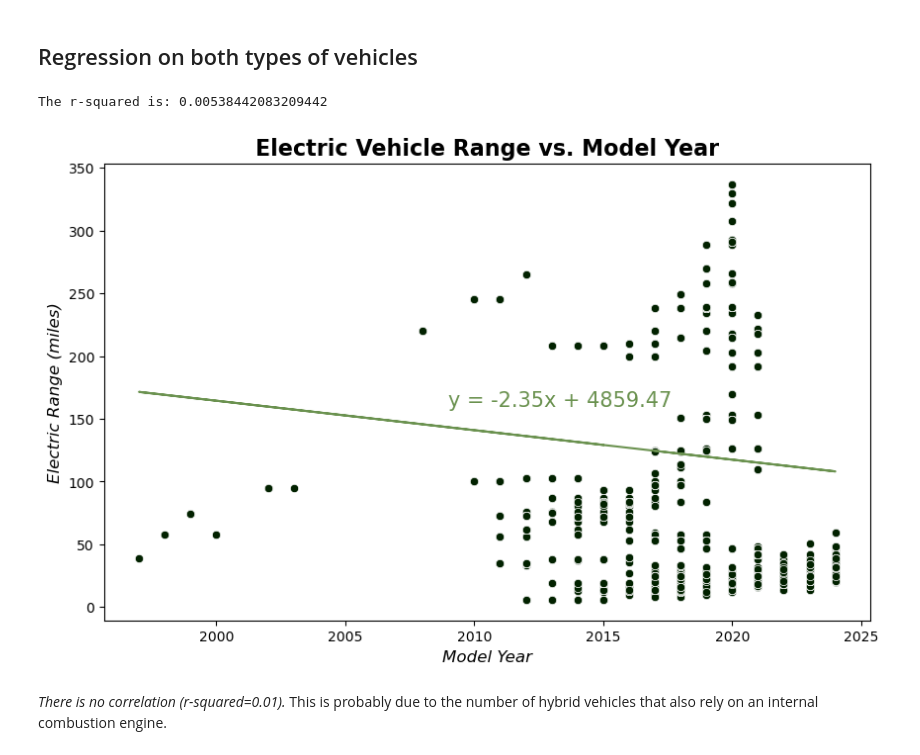
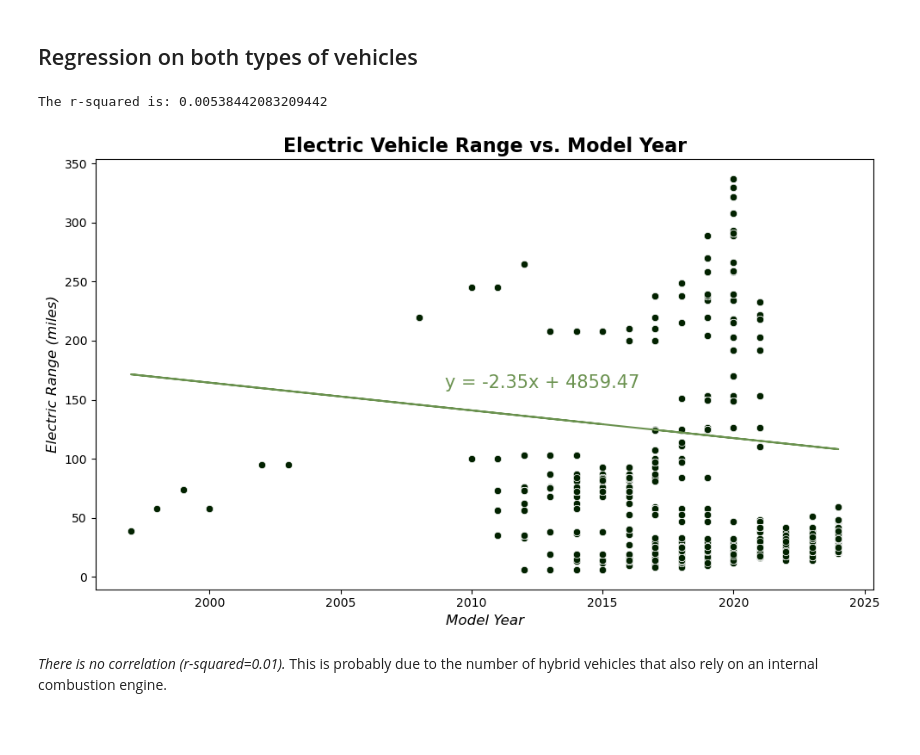
Before and after one commit to wrp94/project-1-group-02, a Jupyter notebook: regressions/linear_regression.ipynb, the cells around one changed output. Drawn from its saved outputs; the diff is of its cells as text; code cells hidden in the pictures; blank space fills up the shorter version.

Commit message:
fix image layout

```diff
--- a/regressions/linear_regression.ipynb
+++ b/regressions/linear_regression.ipynb
@@ -33,34 +33,35 @@ ranges = df["Electric Range"]
 model_year = df["Model Year"]
 
 # perform linear regression
 (slope, intercept, rvalue, pvalue, stderr) = linregress(model_year, ranges)
 line_eq = f"y = {slope:.2f}x + {intercept:.2f}"
 regress_values = slope * model_year + intercept
 
 # set up plot
 plt.figure(figsize=(10, 6))
 
 # plot
 sns.scatterplot(x=model_year, y=ranges, color="#022200")
 plt.plot(model_year, regress_values, color="#6B9250")
 
 # format plot
 plt.title("Electric Vehicle Range vs. Model Year", fontsize=16, fontweight="bold")
 plt.ylabel("Electric Range (miles)", fontsize=12, fontstyle="italic")
 plt.xlabel("Model Year", fontsize=12, fontstyle="italic")
 
 # add regression line equation
 plt.annotate(line_eq, (2009, 160), fontsize=15, color="#6B9250")
 
 # print r-squared
 print(f"The r-squared is: {rvalue**2}")
 
 # save/show plot
+plt.tight_layout()
 plt.savefig("images/combined_regression.png")
 plt.show()
 # %% [output]
 The r-squared is: 0.00538442083209442
-[figure, old version]
+[figure, new version]
 # %% [markdown]
 *There is no correlation (r-squared=0.01).* This is probably due to the number of hybrid vehicles that also rely on an internal combustion engine.
 # %%
```
Also changed, not shown: parts of 2 cells of this notebook, 3 other files.
